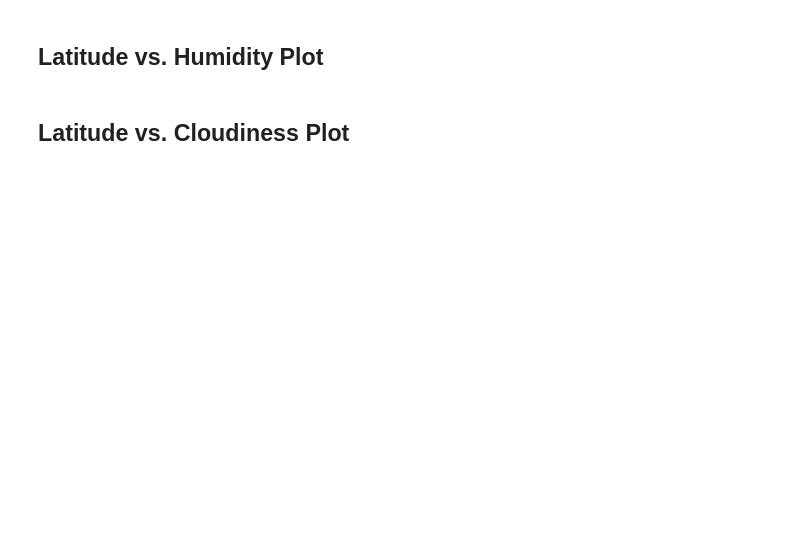
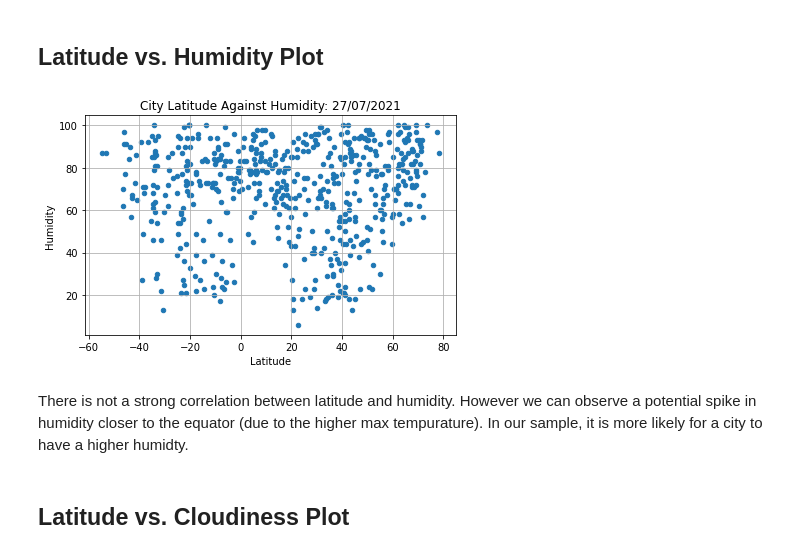
Before and after one commit to jimbleslilley/python-api-challenge, a Jupyter notebook: WeatherPy/WeatherPy.ipynb, the cells around one changed output. Saved outputs shown, nothing was run; the diff lists cells and outputs as text; code cells hidden in the pictures; blank space fills up the shorter version.

```diff
--- a/WeatherPy/WeatherPy.ipynb
+++ b/WeatherPy/WeatherPy.ipynb
@@ -168,4 +224,17 @@ Skip this step if there are no cities that have humidity > 100%.
 # %% [markdown]
 ## Latitude vs. Humidity Plot
+# %%
+ax = city_weather_df.plot(kind="scatter", x="Lat", y="Humidity")
+plt.title(f"City Latitude Against Humidity: {today}")
+plt.xlabel("Latitude")
+plt.ylabel("Humidity")
+plt.tight_layout()
+plt.grid()
+
+ax.figure.savefig("../output_data/fig2")
+# %% [output]
+[figure, added]
+# %% [markdown]
+There is not a strong correlation between latitude and humidity. However we can observe a potential spike in humidity closer to the equator (due to the higher max tempurature). In our sample, it is more likely for a city to have a higher humidty.
 # %% [markdown]
 ## Latitude vs. Cloudiness Plot
```
Also changed, not shown: parts of 28 cells of this notebook, 5 other files.
